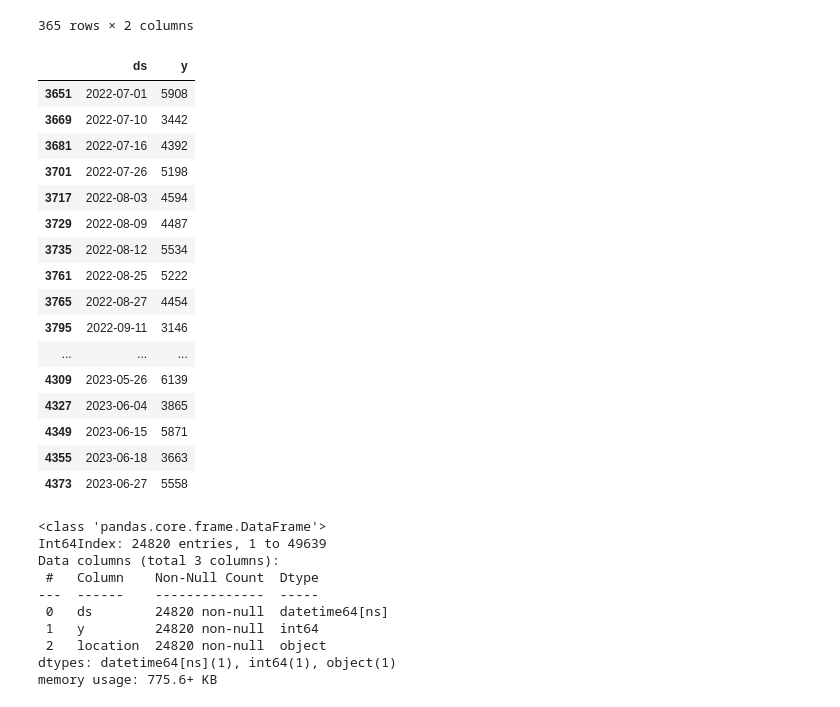
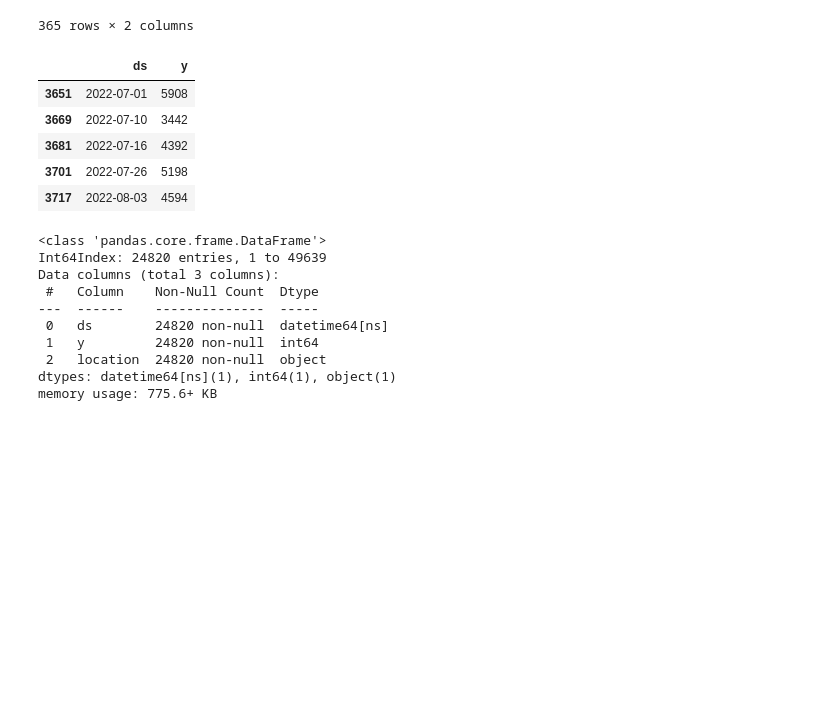
Before and after one commit to sim5132004/final, a Jupyter notebook: 04_이하은/시계열/계양구_경인교대입구역.ipynb, the cells around one changed output. Saved outputs shown, nothing was run; the diff lists cells and outputs as text; code cells hidden in the pictures; blank space fills up the shorter version.

```diff
--- a/04_이하은/시계열/계양구_경인교대입구역.ipynb
+++ b/04_이하은/시계열/계양구_경인교대입구역.ipynb
@@ -99,30 +99,19 @@ df1
 # %%
 # 원본 데이터프레임에서 랜덤하게 10%의 행을 선택하여 새로운 데이터프레임 생성
 df1_sampled = df1.sample(frac=0.1, random_state=42)
 
 # 선택한 행을 원본 데이터프레임에서 제거
 df1_drop = df1.drop(df1_sampled.index)
 df1_sampled = df1_sampled.sort_values(by='ds')
 
-df1_sampled
+df1_sampled.head()
 # %% [output]
 |  | ds | y |
 | 3651 | 2022-07-01 | 5908 |
 | 3669 | 2022-07-10 | 3442 |
 | 3681 | 2022-07-16 | 4392 |
 | 3701 | 2022-07-26 | 5198 |
 | 3717 | 2022-08-03 | 4594 |
-| 3729 | 2022-08-09 | 4487 |
-| 3735 | 2022-08-12 | 5534 |
-| 3761 | 2022-08-25 | 5222 |
-| 3765 | 2022-08-27 | 4454 |
-| 3795 | 2022-09-11 | 3146 |
-| ... | ... | ... |
-| 4309 | 2023-05-26 | 6139 |
-| 4327 | 2023-06-04 | 3865 |
-| 4349 | 2023-06-15 | 5871 |
-| 4355 | 2023-06-18 | 3663 |
-| 4373 | 2023-06-27 | 5558 |
 # %%
 df.info()
 # %% [output]
```
Also changed, not shown: 6 other files.
